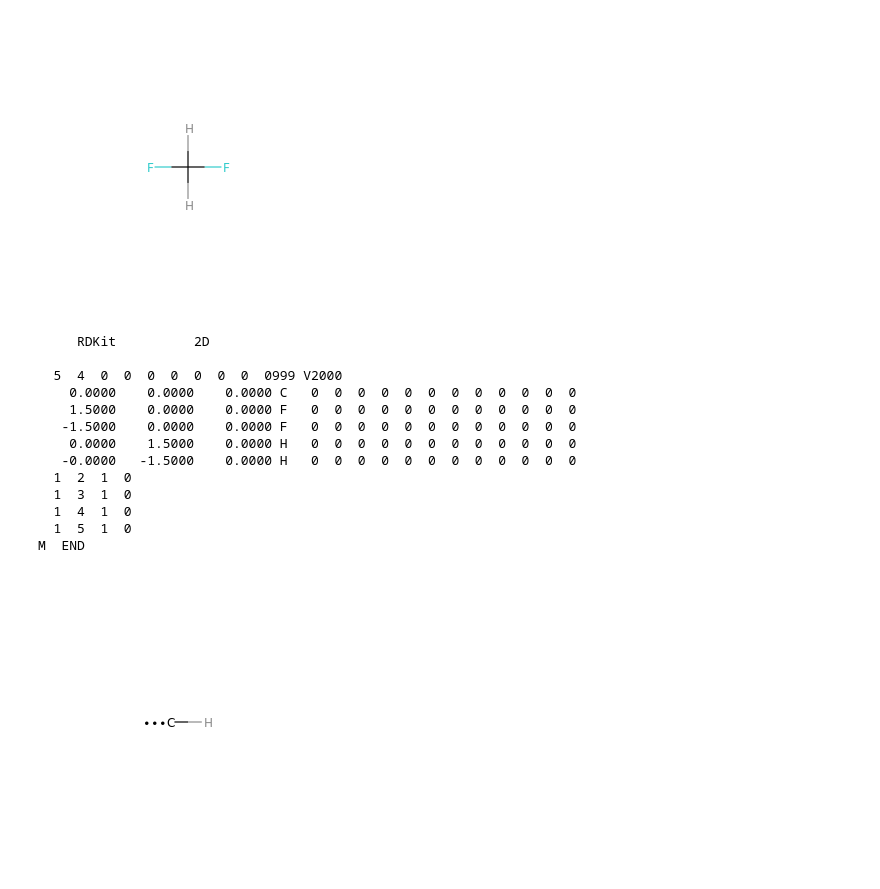
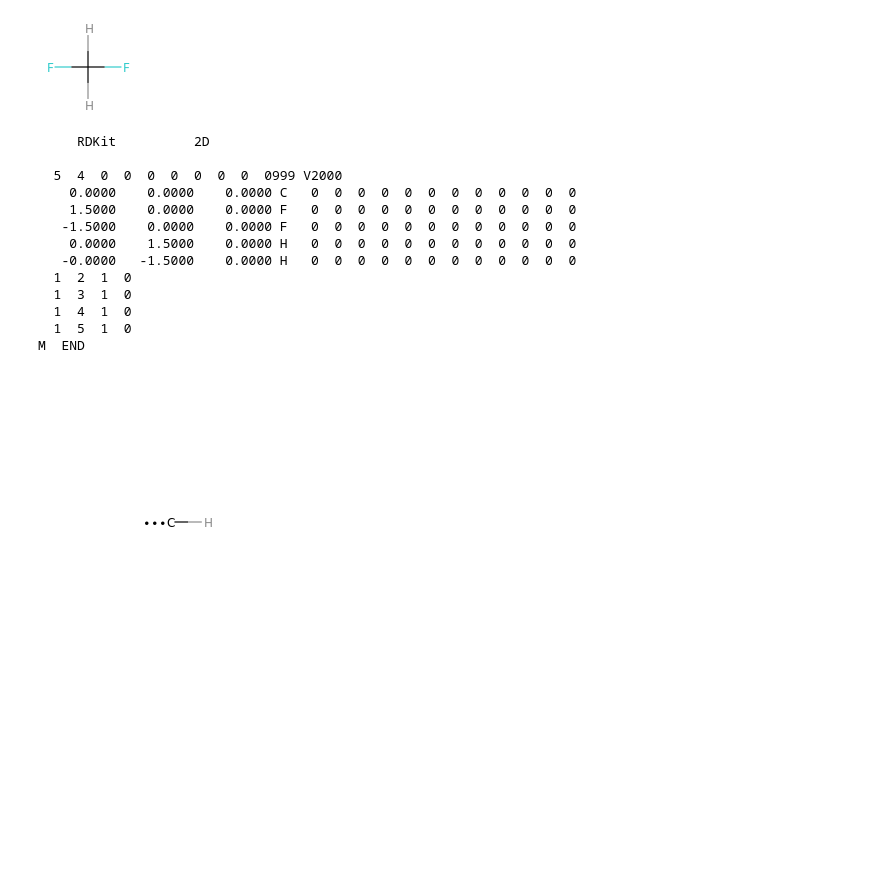
Before and after one commit to SolKul/cheminfo, a Jupyter notebook: 01WorkSpace/08BranchSearch/01Exercise.ipynb, the cells around one changed output. Cells and saved outputs as stored; diff of their text form; code cells hidden in the pictures; blank space fills up the shorter version.

```diff
--- a/01WorkSpace/08BranchSearch/01Exercise.ipynb
+++ b/01WorkSpace/08BranchSearch/01Exercise.ipynb
@@ -4,9 +6,12 @@ from rdkit.Chem import AllChem, Draw
+# %%
+def disp100mol(mol):
+    display(Draw.MolToImage(mol,size=(100,100)))
 # %%
 r32=Chem.AddHs(Chem.MolFromSmiles('C(F)F'))
-display(Draw.MolToImage(r32))
+disp100mol(r32)
 print(Chem.MolToMolBlock(r32))
 # %% [output]
-[figure, old version]
+[figure, new version]
      RDKit          2D
 
   5  4  0  0  0  0  0  0  0  0999 V2000
```
Also changed, not shown: parts of 7 cells of this notebook, 3 other files.
